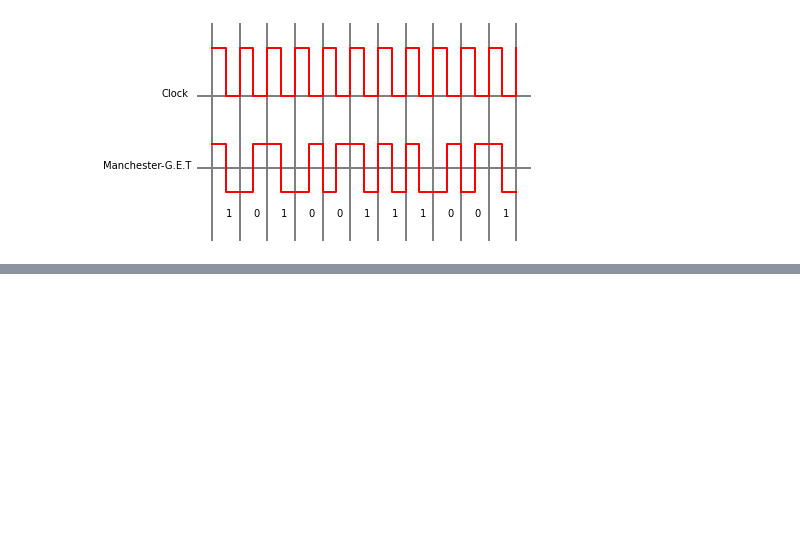
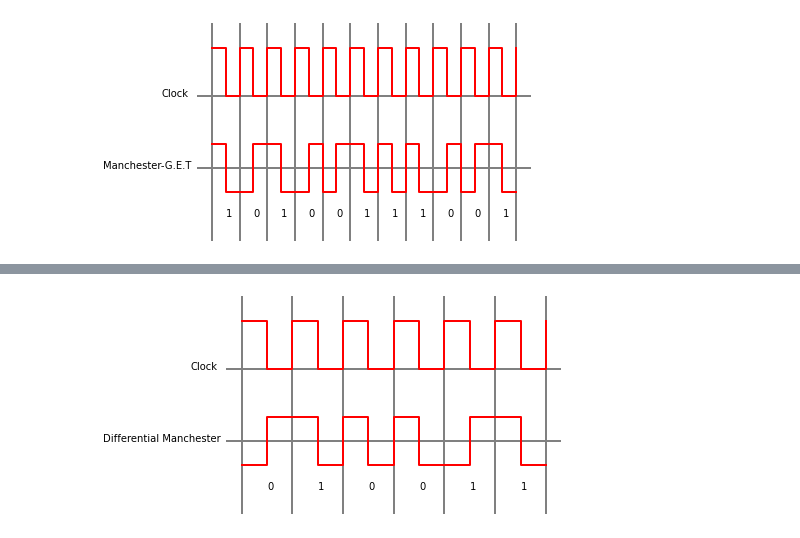
Before and after one commit to RapidCompiler/pydigital, a Jupyter notebook: linecoding.ipynb, the cells around one changed output, grey strips where cells are left out. Saved outputs shown, nothing was run; the diff lists cells and outputs as text; code cells hidden in the pictures; blank space fills up the shorter version.

```diff
--- a/linecoding.ipynb
+++ b/linecoding.ipynb
@@ -458,0 +511,4 @@ manchester2('10100111001')
+# %%
+diffmanchester('010011')
+# %% [output]
+[figure, added]
```
Also changed, not shown: parts of 4 cells of this notebook.
